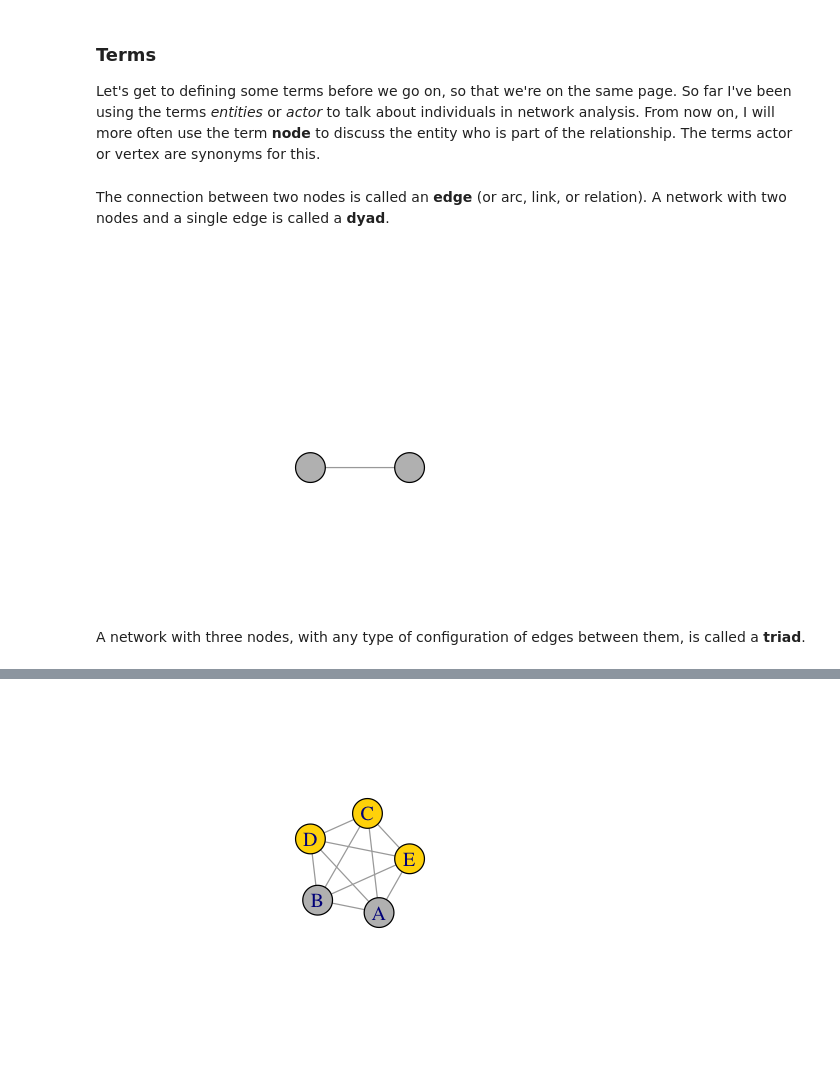
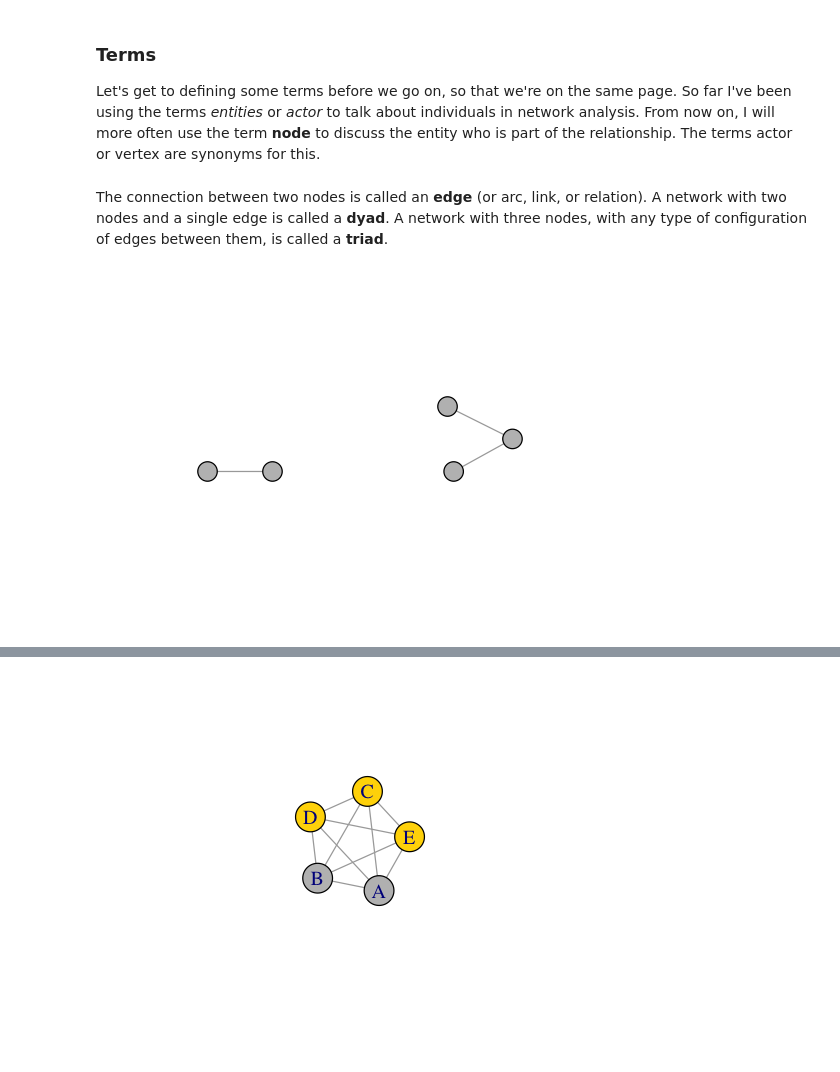
Before and after one commit to alexhanna/zurich-sna, a Jupyter notebook: Introduction to Social Network Analysis.ipynb, the cells around one changed output, grey strips where cells are left out. Saved outputs shown, nothing was run; the diff lists cells and outputs as text; code cells hidden in the pictures.

```diff
--- a/Introduction to Social Network Analysis.ipynb
+++ b/Introduction to Social Network Analysis.ipynb
@@ -58,20 +64,18 @@ library(repr)
 
 Let's get to defining some terms before we go on, so that we're on the same page. So far I've been using the terms *entities* or *actor* to talk about individuals in network analysis. From now on, I will more often use the term **node** to discuss the entity who is part of the relationship. The terms actor or vertex are synonyms for this.
 # %% [markdown]
-The connection between two nodes is called an **edge** (or arc, link, or relation). A network with two nodes and a single edge is called a **dyad**.
+The connection between two nodes is called an **edge** (or arc, link, or relation). A network with two nodes and a single edge is called a **dyad**. A network with three nodes, with any type of configuration of edges between them, is called a **triad**.
 # %%
+par(mfrow=c(1,2))
+
 ## shrink plot size
 options(repr.plot.width = 4, repr.plot.height = 3)
 
 ## a dyad
 ## using lgl layout so that the dyad lays flat
-net <- graph_from_literal(A-B)
-plot(net,
-     vertex.color = "gray",
-     vertex.label = NA,
-     vertex.size = 60,
-     layout=layout_with_lgl)
+plot(graph_from_literal(A-B), vertex.color = "gray", vertex.label = NA, vertex.size = 60, layout=layout_with_lgl)
+
+## a triad
+plot(graph_from_literal(A-B-C), vertex.color = "gray", vertex.label = NA, vertex.size = 60, layout=layout_nicely)
 # %% [output]
-[figure, old version]
+[figure, new version]
-# %% [markdown]
-A network with three nodes, with any type of configuration of edges between them, is called a **triad**.
```
Also changed, not shown: parts of 23 cells of this notebook.
